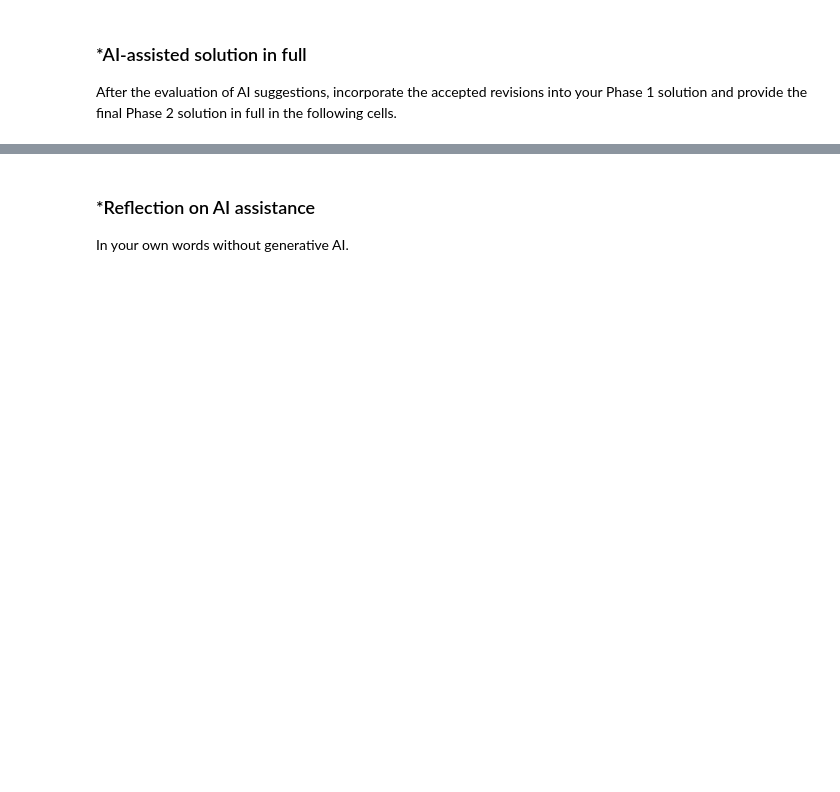
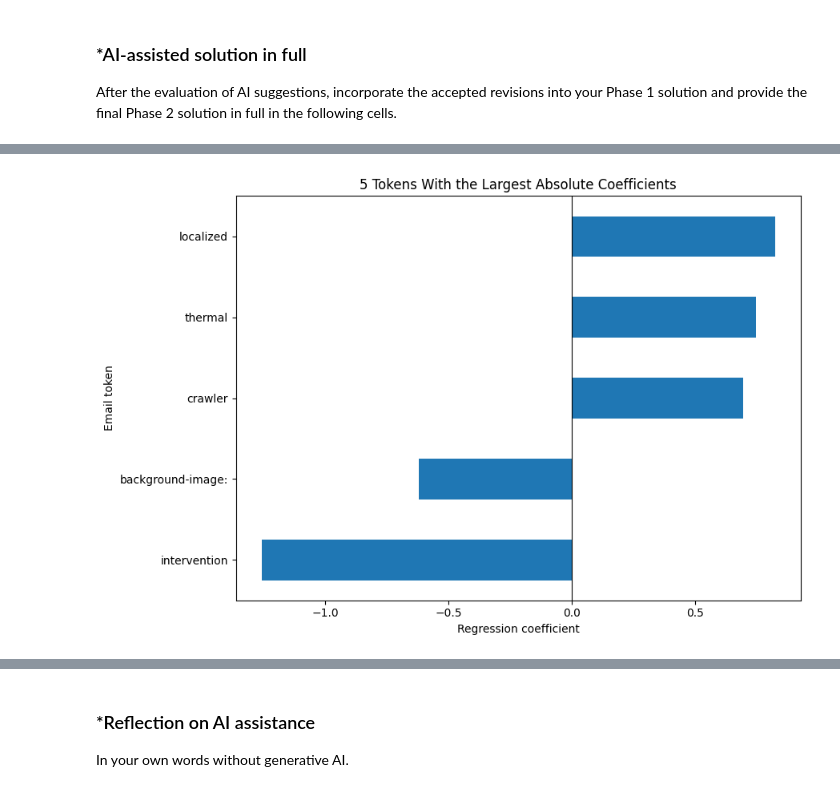
Before and after one commit to charlottemarieolexy-tech/A05-pca, a Jupyter notebook: A05.ipynb, the cells around one changed output, grey strips where cells are left out. Saved outputs shown, nothing was run; the diff lists cells and outputs as text; code cells hidden in the pictures; blank space fills up the shorter version.

```diff
--- a/A05.ipynb
+++ b/A05.ipynb
@@ -213,0 +502,17 @@ After the evaluation of AI suggestions, incorporate the accepted revisions into
+# %%
+#Q2 - Finding Coefficients with Largest Coefficients
+top_coefs = coefs.loc[
+    coefs.abs().nlargest(5).index
+].sort_values()
+
+plt.figure(figsize=(9, 6))
+top_coefs.plot(kind="barh")
+
+plt.axvline(0, color="black", linewidth=0.8)
+plt.xlabel("Regression coefficient")
+plt.ylabel("Email token")
+plt.title("5 Tokens With the Largest Absolute Coefficients")
+plt.tight_layout()
+plt.show()
+# %% [output]
+[figure, added]
```
Also changed, not shown: parts of 21 cells of this notebook.
